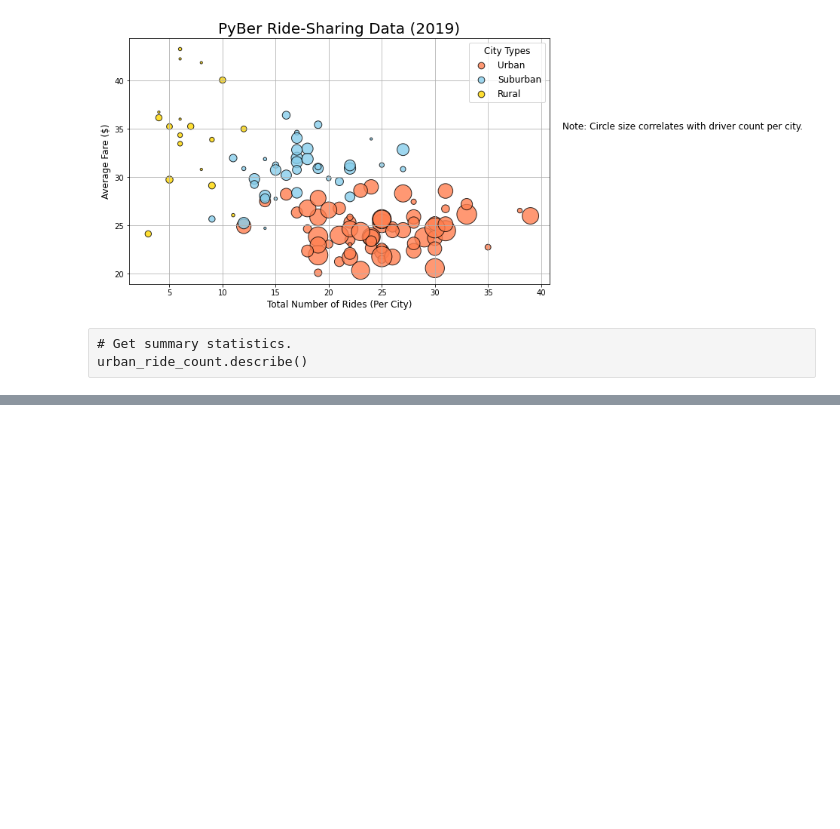
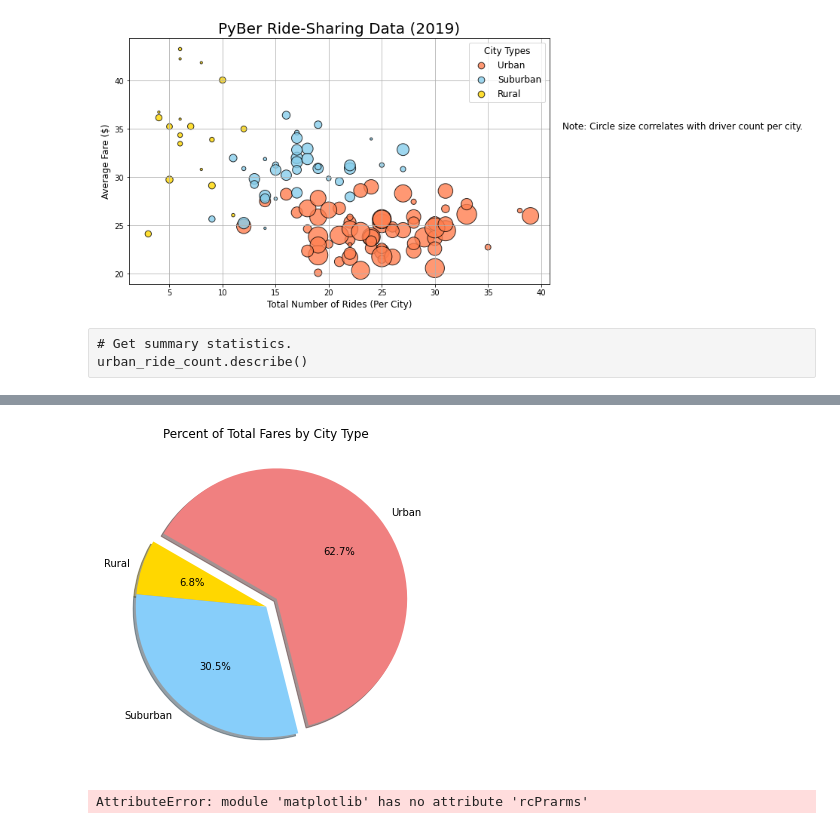
Before and after one commit to SavannahPosner/PyBer_Analysis, a Jupyter notebook: PyBer.ipynb, the cells around one changed output, grey strips where cells are left out. Cells and saved outputs as stored; diff of their text form; code cells hidden in the pictures; blank space fills up the shorter version.

Commit message:
added pie chart detailing the fare percentages based on city type

```diff
--- a/PyBer.ipynb
+++ b/PyBer.ipynb
@@ -437,0 +436,4 @@ Summary Statistics
+# %%
+# Calculate the percentage of fare for each city type.
+type_percents = 100 * pyber_data_df.groupby(["type"]).sum()["fare"] / pyber_data_df["fare"].sum()
+type_percents
@@ -437,0 +444,18 @@ Summary Statistics
+# %%
+# Build the percentage of fares by city type pie chart
+plt.subplots(figsize=(10,6))
+plt.pie(type_percents,
+        labels=["Rural","Suburban","Urban"],
+        colors=["gold","lightskyblue","lightcoral"],
+        explode=[0,0,0.1],
+        autopct='%1.1f%%',
+        shadow=True,
+        startangle=150)
+plt.title("Percent of Total Fares by City Type")
+plt.show()
+mpl.rcPrarms['font.size']=14
+
+plt.savefig("analysis/Fig5.png")
+# %% [output]
+[figure, added]
+AttributeError: module 'matplotlib' has no attribute 'rcPrarms'
```
Also changed, not shown: parts of 10 cells of this notebook.
